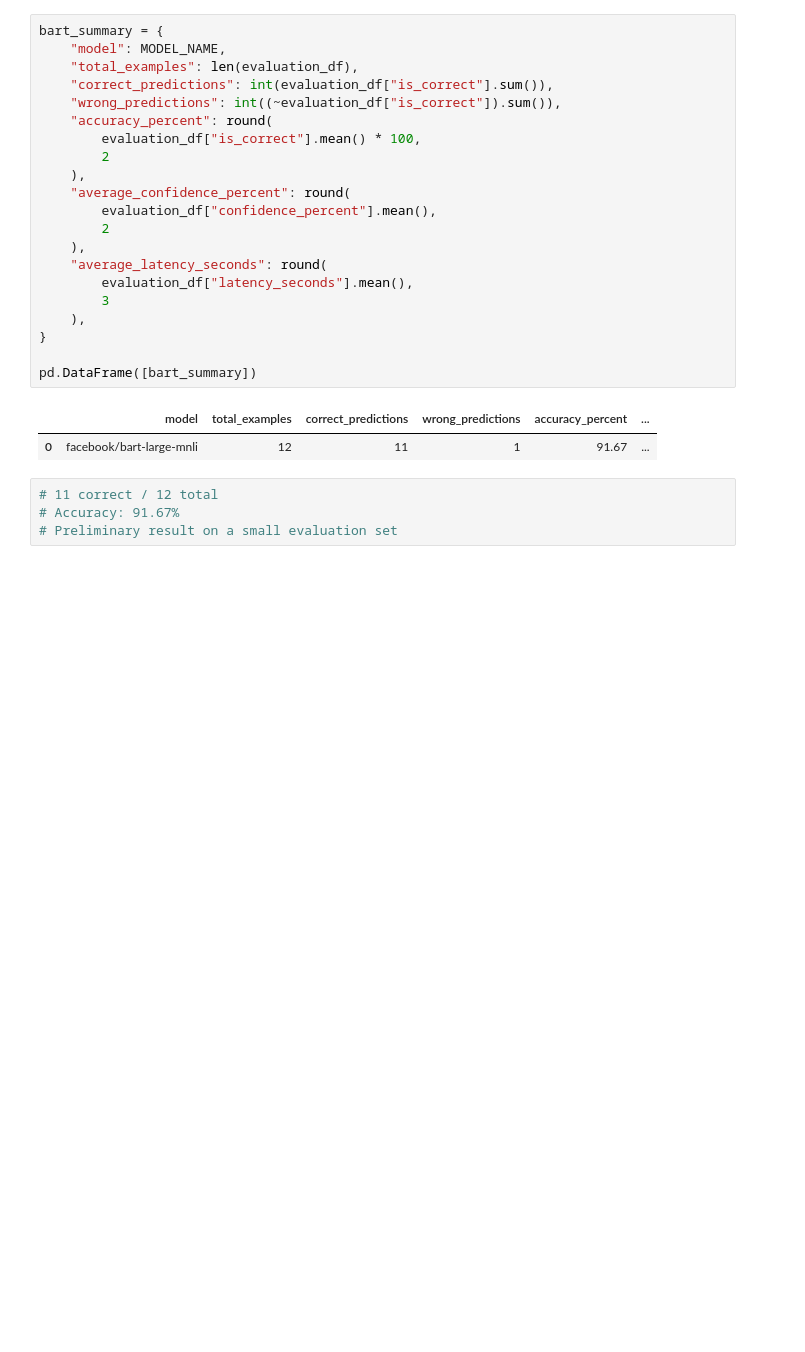
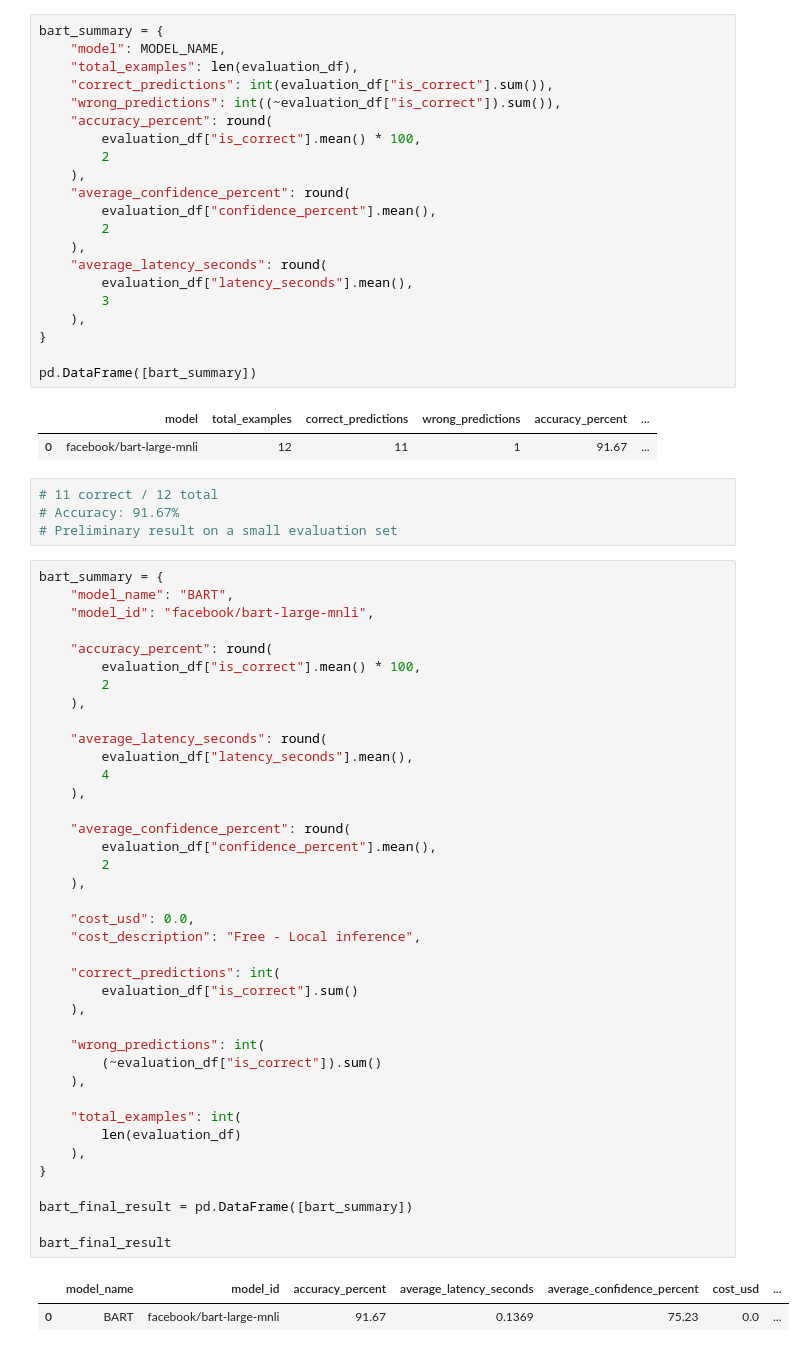
Before and after one commit to Tarek-Radi/ai-engineer-starter-kit, a Jupyter notebook: notebooks/model_scout/BART Model.ipynb, the cells around one changed output. Saved outputs shown, nothing was run; the diff lists cells and outputs as text; blank space fills up the shorter version.

```diff
--- a/notebooks/model_scout/BART Model.ipynb
+++ b/notebooks/model_scout/BART Model.ipynb
@@ -222,3 +224,45 @@ pd.DataFrame([bart_summary])
 # 11 correct / 12 total
 # Accuracy: 91.67%
 # Preliminary result on a small evaluation set
+# %%
+bart_summary = {
+    "model_name": "BART",
+    "model_id": "facebook/bart-large-mnli",
+
+    "accuracy_percent": round(
+        evaluation_df["is_correct"].mean() * 100,
+        2
+    ),
+
+    "average_latency_seconds": round(
+        evaluation_df["latency_seconds"].mean(),
+        4
+    ),
+
+    "average_confidence_percent": round(
+        evaluation_df["confidence_percent"].mean(),
+        2
+    ),
+
+    "cost_usd": 0.0,
+    "cost_description": "Free - Local inference",
+
+    "correct_predictions": int(
+        evaluation_df["is_correct"].sum()
+    ),
+
+    "wrong_predictions": int(
+        (~evaluation_df["is_correct"]).sum()
+    ),
+
+    "total_examples": int(
+        len(evaluation_df)
+    ),
+}
+
+bart_final_result = pd.DataFrame([bart_summary])
+
+bart_final_result
+# %% [output]
+|  | model_name | model_id | accuracy_percent | average_latency_seconds | average_confidence_percent | cost_usd | ... |
+| 0 | BART | facebook/bart-large-mnli | 91.67 | 0.1369 | 75.23 | 0.0 | ... |
```
Also changed, not shown: parts of 5 cells of this notebook, 3 other files.
